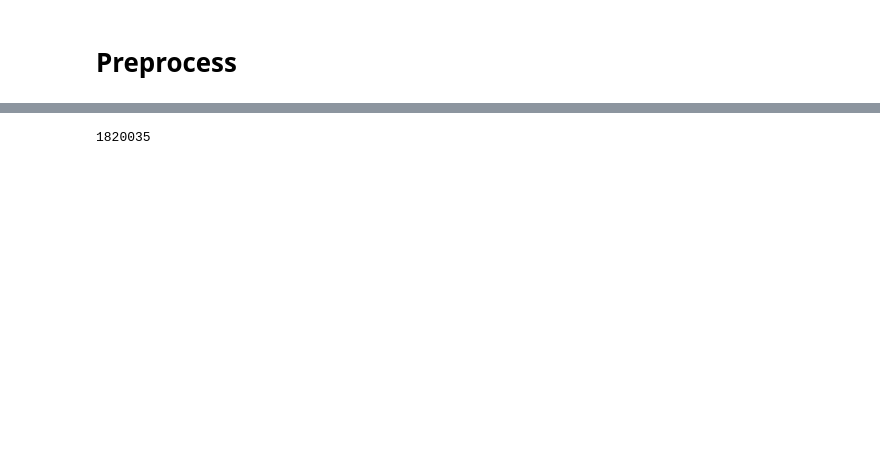
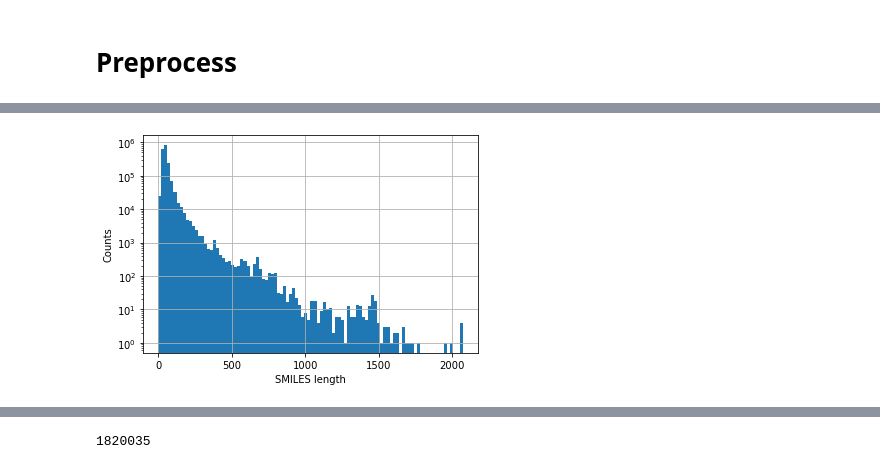
Before and after one commit to DSPsleeporg/smiles-transformer, a Jupyter notebook: smiles_transformer/prepare.ipynb, the cells around one changed output, grey strips where cells are left out. Drawn from its saved outputs; the diff is of its cells as text; code cells hidden in the pictures; blank space fills up the shorter version.

```diff
--- a/smiles_transformer/prepare.ipynb
+++ b/smiles_transformer/prepare.ipynb
@@ -5,0 +35,10 @@ import pandas as pd
+# %%
+lengths = list(map(len, df['canonical_smiles'].values))
+
+plt.hist(lengths, bins=100)
+plt.grid()
+plt.xlabel('SMILES length')
+plt.ylabel('Counts')
+plt.yscale('log')
+# %% [output]
+[figure, added]
```
Also changed, not shown: parts of 7 cells of this notebook, 11 other files.
